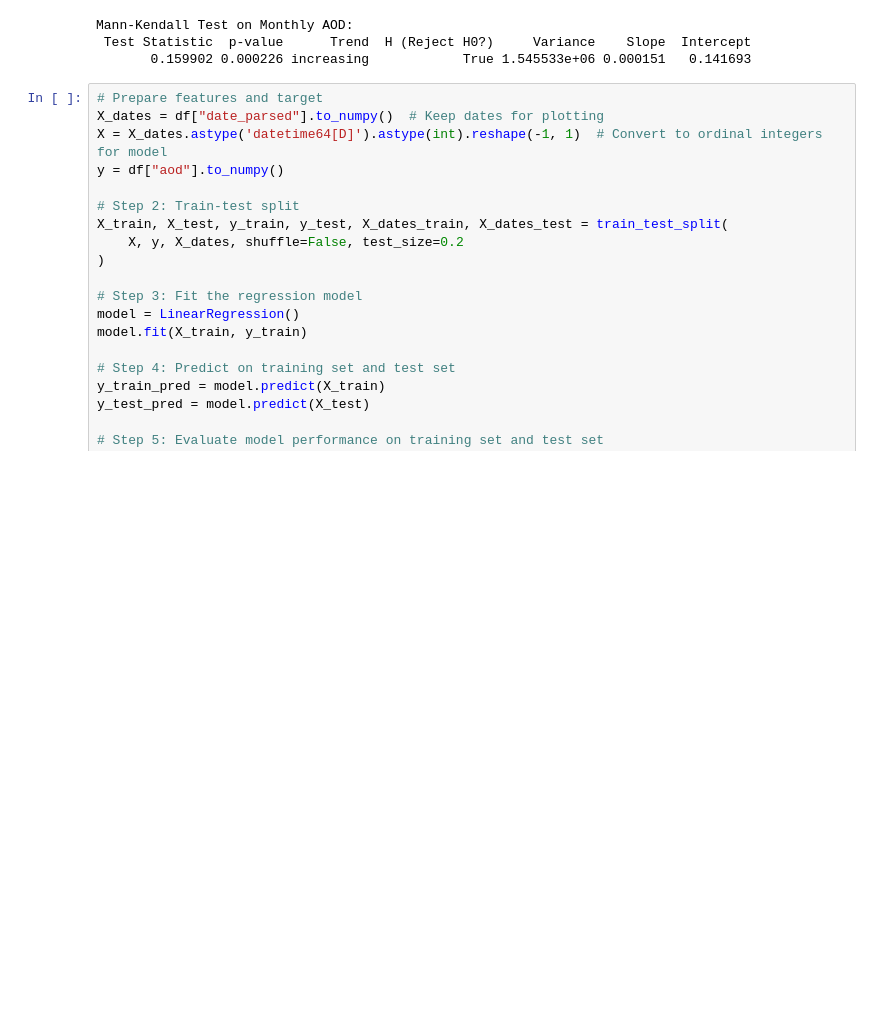
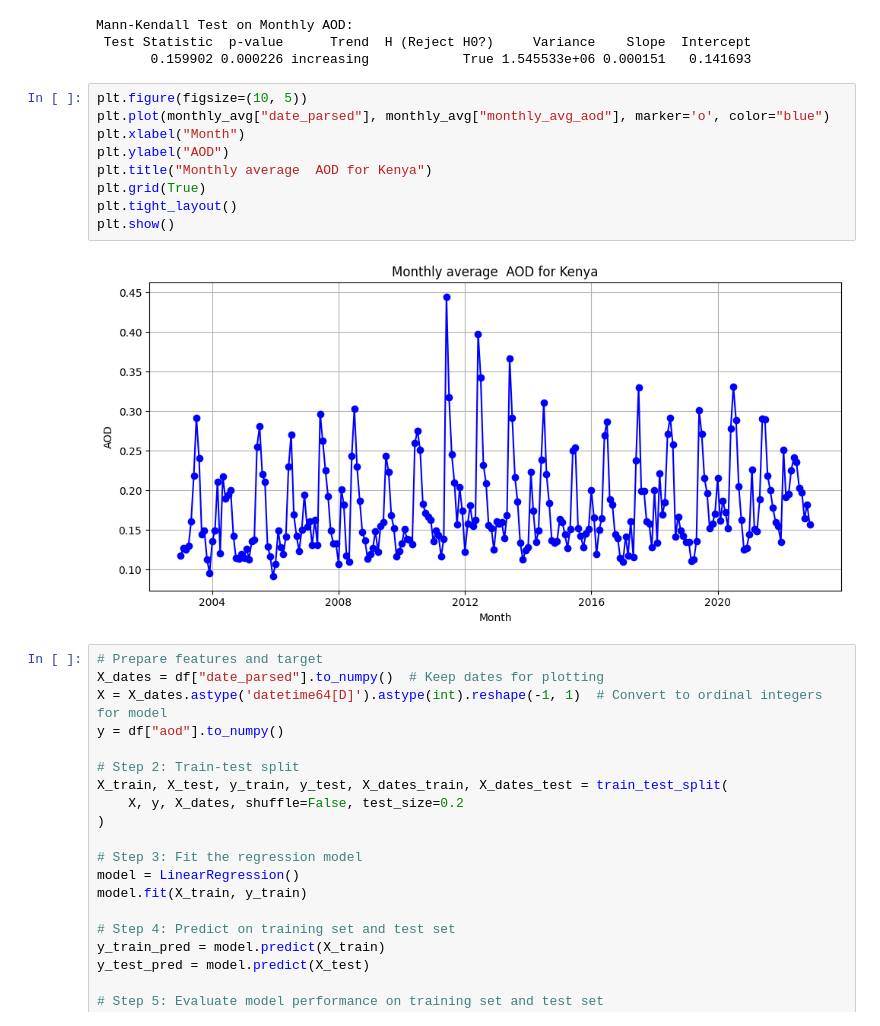
Before and after one commit to silas1995/silas_kadigym_project, a Jupyter notebook: silas_project.ipynb, the cells around one changed output. Drawn from its saved outputs; the diff is of its cells as text; blank space fills up the shorter version.

```diff
--- a/silas_project.ipynb
+++ b/silas_project.ipynb
@@ -175,6 +175,17 @@ print(mk_results_df.to_string(index=False))
 Mann-Kendall Test on Monthly AOD:
  Test Statistic  p-value      Trend  H (Reject H0?)     Variance    Slope  Intercept
        0.159902 0.000226 increasing            True 1.545533e+06 0.000151   0.141693
+# %%
+plt.figure(figsize=(10, 5))
+plt.plot(monthly_avg["date_parsed"], monthly_avg["monthly_avg_aod"], marker='o', color="blue")
+plt.xlabel("Month")
+plt.ylabel("AOD")
+plt.title("Monthly average  AOD for Kenya")
+plt.grid(True)
+plt.tight_layout()
+plt.show()
+# %% [output]
+[figure, added]
 # %%
 # Prepare features and target
 X_dates = df["date_parsed"].to_numpy()  # Keep dates for plotting
```
